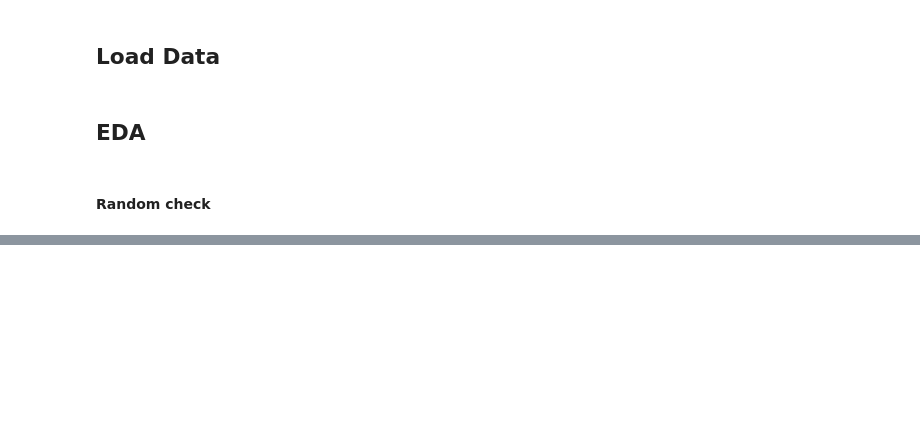
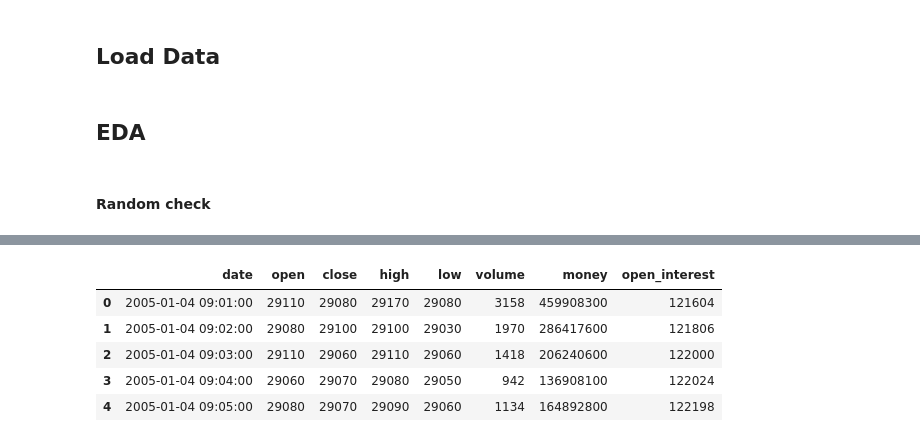
Before and after one commit to feynman0825/future-trading-research, a Jupyter notebook: notebooks/research.ipynb, the cells around one changed output, grey strips where cells are left out. Saved outputs shown, nothing was run; the diff lists cells and outputs as text; code cells hidden in the pictures; blank space fills up the shorter version.

```diff
--- a/notebooks/research.ipynb
+++ b/notebooks/research.ipynb
@@ -44,0 +68,9 @@ diff*5
+# %%
+cu_data.high-cu_data.open
+# %% [output]
+|  | date | open | close | high | low | volume | money | open_interest |
+| 0 | 2005-01-04 09:01:00 | 29110 | 29080 | 29170 | 29080 | 3158 | 459908300 | 121604 |
+| 1 | 2005-01-04 09:02:00 | 29080 | 29100 | 29100 | 29030 | 1970 | 286417600 | 121806 |
+| 2 | 2005-01-04 09:03:00 | 29110 | 29060 | 29110 | 29060 | 1418 | 206240600 | 122000 |
+| 3 | 2005-01-04 09:04:00 | 29060 | 29070 | 29080 | 29050 | 942 | 136908100 | 122024 |
+| 4 | 2005-01-04 09:05:00 | 29080 | 29070 | 29090 | 29060 | 1134 | 164892800 | 122198 |
```
Also changed, not shown: parts of 6 cells of this notebook.
